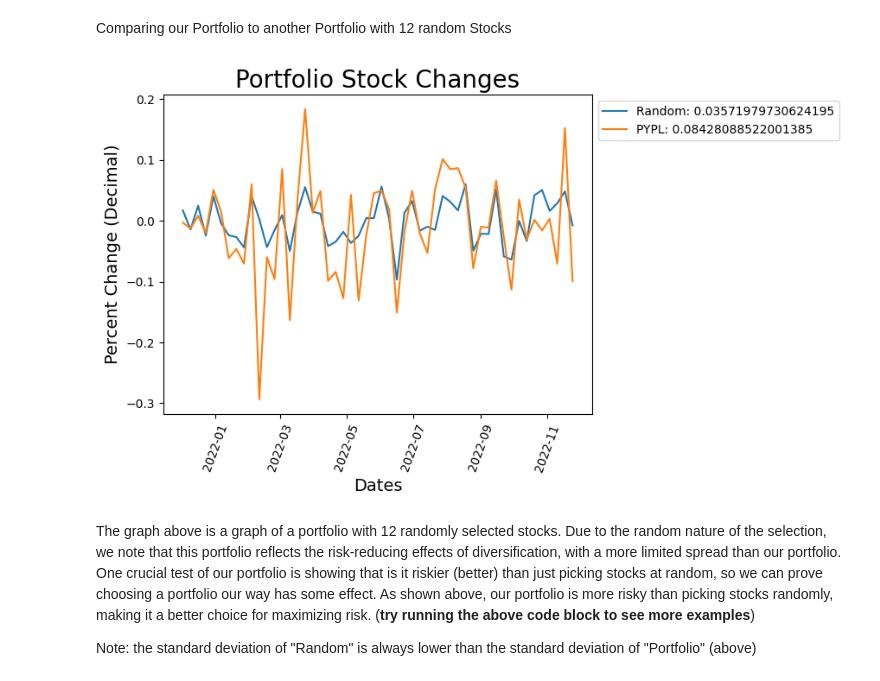
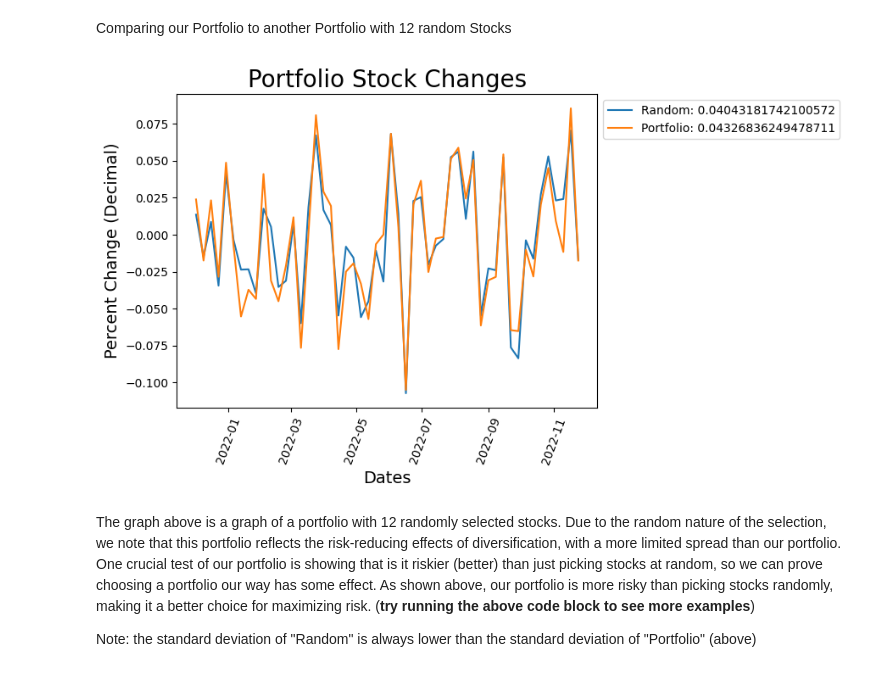
Before and after one commit to Eroica32/Investment-Portfolio-Builder, a Jupyter notebook: Team_12_Assignment.ipynb, the cells around one changed output. Drawn from its saved outputs; the diff is of its cells as text; code cells hidden in the pictures.

```diff
--- a/Team_12_Assignment.ipynb
+++ b/Team_12_Assignment.ipynb
@@ -554,31 +554,36 @@ def combineStocks(objList, randomSelect=False, amount=0):
 
     # If random, find a sample
     if randomSelect:
-        objListTemp = random.sample(objList, k=amount)
+        objList = random.sample(objList, k=amount)
     #Creating the Portfolio
-    randomPortfolio = Stock(objList[0].ticker, objListTemp[0].start, objListTemp[0].end)
-    objListTemp.pop(0)
+    randomPortfolio = Stock(objList[0].ticker, objList[0].start, objList[0].end)
+    objList.pop(0)
     # Adding the Data
-    for instance in objListTemp:
+    for instance in objList:
         randomPortfolio.companiesDF[randomPortfolio.ticker] += instance.companiesDF[instance.ticker]
     # Updates the pct_Change and the Name
     randomPortfolio.checkValues()
-    randomPortfolio.companiesDF.rename(columns = {randomPortfolio.ticker: 'Random'}, inplace= True)
-    randomPortfolio.ticker = 'Random'
+    # Changes name based on if random or not
+    if randomSelect:
+        randomPortfolio.companiesDF.rename(columns = {randomPortfolio.ticker: 'Random'}, inplace= True)
+        randomPortfolio.ticker = 'Random'
+    else:
+        randomPortfolio.companiesDF.rename(columns = {randomPortfolio.ticker: 'Portfolio'}, inplace= True)
+        randomPortfolio.ticker = 'Portfolio'
     return randomPortfolio
 # %%
 # This code can be run as many times as you wish as the stocks generated are always random
 import random
 
-# Creates new portfolio
+# Creates new portfolios
 randomStocks = combineStocks(stockObjects, True, 12)
+chosen_portfolio = combineStocks(portfolioObj)
 
-# Graphs the Changes of the Random Portfolio and the Best Stock
+# Graphs the Changes of the Random Portfolio and the Best Portfolio
 randomStocks.graphChange()
-stockObjects.sort()
-stockObjects[0].graphChange()
+chosen_portfolio.graphChange()
 # %% [output]
-[figure, old version]
+[figure, new version]
 # %% [markdown]
 The graph above is a graph of a portfolio with 12 randomly selected stocks. Due to the random nature of the selection, we note that this portfolio reflects the risk-reducing effects of diversification, with a more limited spread than our portfolio. One crucial test of our portfolio is showing that is it riskier (better) than just picking stocks at random, so we can prove choosing a portfolio our way has some effect. As shown above, our portfolio is more risky than picking stocks randomly, making it a better choice for maximizing risk. (__try running the above code block to see more examples__)
 
```
Also changed, not shown: parts of 5 cells of this notebook.
